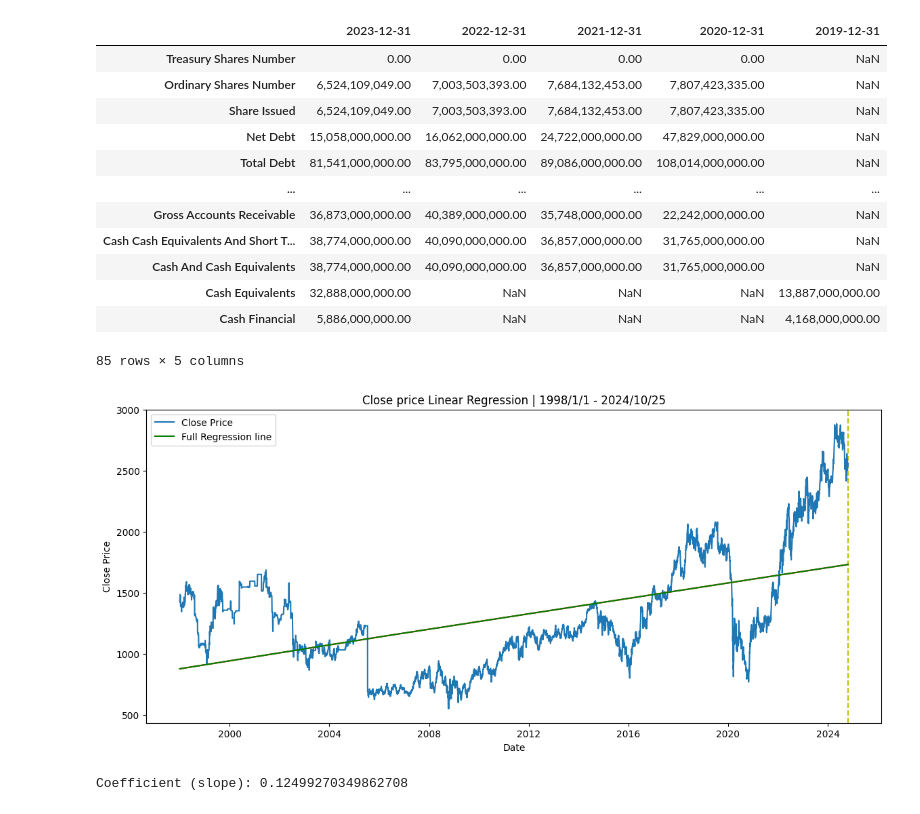
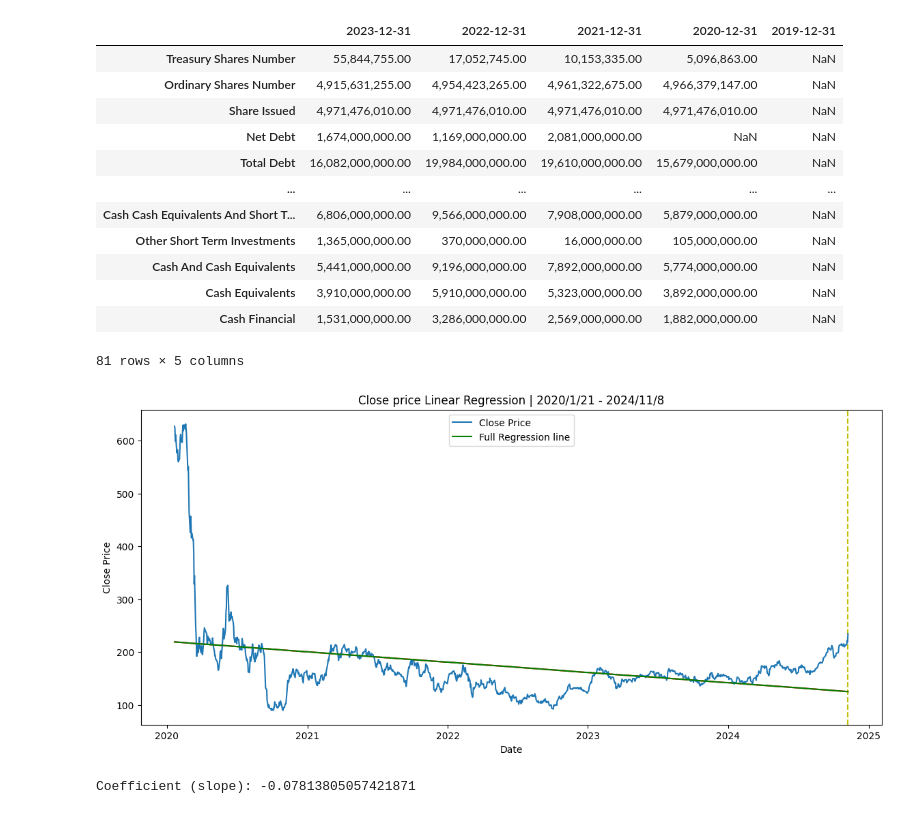
Before and after one commit to ivandimitrovkyulev/Notebooks, a Jupyter notebook: sample/analyses.ipynb, the cells around one changed output. Cells and saved outputs as stored; diff of their text form; code cells hidden in the pictures.

```diff
--- a/sample/analyses.ipynb
+++ b/sample/analyses.ipynb
@@ -9,7 +9,7 @@ from src import utils, plotting
 warnings.filterwarnings('ignore')
 pd.set_option('display.float_format', '{:,.2f}'.format)
 # %%
-ticker = "SHEL.L"
+ticker = "IAG.L"
 stock = yf.Ticker(ticker.upper())
 history = stock.history(period='max')
 # %%
@@ -88,23 +88,23 @@ stock.cash_flow
 stock.balance_sheet
 # %% [output]
 |  | 2023-12-31 | 2022-12-31 | 2021-12-31 | 2020-12-31 | 2019-12-31 |
-| Treasury Shares Number | 0.00 | 0.00 | 0.00 | 0.00 | NaN |
-| Ordinary Shares Number | 6,524,109,049.00 | 7,003,503,393.00 | 7,684,132,453.00 | 7,807,423,335.00 | NaN |
-| Share Issued | 6,524,109,049.00 | 7,003,503,393.00 | 7,684,132,453.00 | 7,807,423,335.00 | NaN |
-| Net Debt | 15,058,000,000.00 | 16,062,000,000.00 | 24,722,000,000.00 | 47,829,000,000.00 | NaN |
-| Total Debt | 81,541,000,000.00 | 83,795,000,000.00 | 89,086,000,000.00 | 108,014,000,000.00 | NaN |
+| Treasury Shares Number | 55,844,755.00 | 17,052,745.00 | 10,153,335.00 | 5,096,863.00 | NaN |
+| Ordinary Shares Number | 4,915,631,255.00 | 4,954,423,265.00 | 4,961,322,675.00 | 4,966,379,147.00 | NaN |
+| Share Issued | 4,971,476,010.00 | 4,971,476,010.00 | 4,971,476,010.00 | 4,971,476,010.00 | NaN |
+| Net Debt | 1,674,000,000.00 | 1,169,000,000.00 | 2,081,000,000.00 | NaN | NaN |
+| Total Debt | 16,082,000,000.00 | 19,984,000,000.00 | 19,610,000,000.00 | 15,679,000,000.00 | NaN |
 | ... | ... | ... | ... | ... | ... |
-| Gross Accounts Receivable | 36,873,000,000.00 | 40,389,000,000.00 | 35,748,000,000.00 | 22,242,000,000.00 | NaN |
-| Cash Cash Equivalents And Short T... | 38,774,000,000.00 | 40,090,000,000.00 | 36,857,000,000.00 | 31,765,000,000.00 | NaN |
-| Cash And Cash Equivalents | 38,774,000,000.00 | 40,090,000,000.00 | 36,857,000,000.00 | 31,765,000,000.00 | NaN |
-| Cash Equivalents | 32,888,000,000.00 | NaN | NaN | NaN | 13,887,000,000.00 |
-| Cash Financial | 5,886,000,000.00 | NaN | NaN | NaN | 4,168,000,000.00 |
+| Cash Cash Equivalents And Short T... | 6,806,000,000.00 | 9,566,000,000.00 | 7,908,000,000.00 | 5,879,000,000.00 | NaN |
+| Other Short Term Investments | 1,365,000,000.00 | 370,000,000.00 | 16,000,000.00 | 105,000,000.00 | NaN |
+| Cash And Cash Equivalents | 5,441,000,000.00 | 9,196,000,000.00 | 7,892,000,000.00 | 5,774,000,000.00 | NaN |
+| Cash Equivalents | 3,910,000,000.00 | 5,910,000,000.00 | 5,323,000,000.00 | 3,892,000,000.00 | NaN |
+| Cash Financial | 1,531,000,000.00 | 3,286,000,000.00 | 2,569,000,000.00 | 1,882,000,000.00 | NaN |
-85 rows × 5 columns
+81 rows × 5 columns
 # %%
-a = plotting.plot_regression_line(history["1998":], reg_line_count=1, log_scale=False)
+a = plotting.plot_regression_line(history["2004":], reg_line_count=0, log_scale=False)
 # %% [output]
-[figure, old version]
+[figure, new version]
-Coefficient (slope): 0.12499270349862708
+Coefficient (slope): -0.07813805057421871
 # %%
 plotting.plot_regression_line(history["1998":], reg_line_count=1, log_scale=True)
 # %% [output]
```
Also changed, not shown: parts of 9 cells of this notebook, 6 other files.
